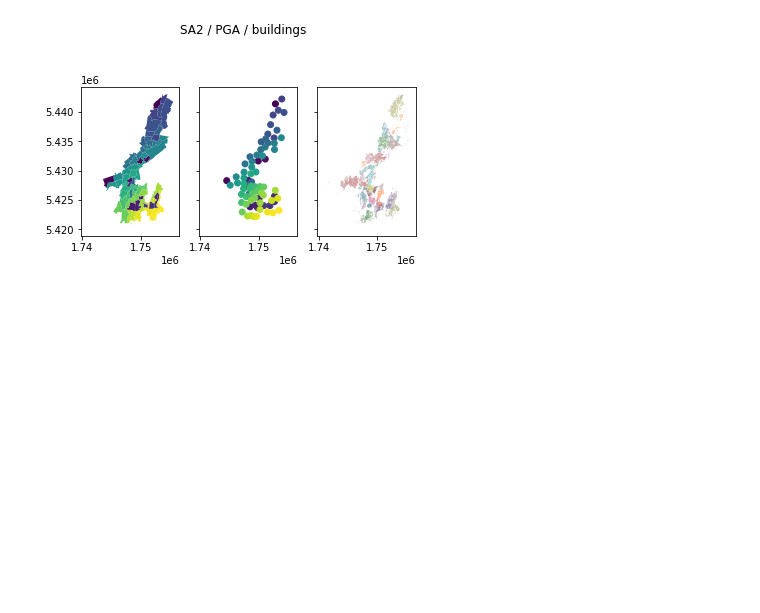
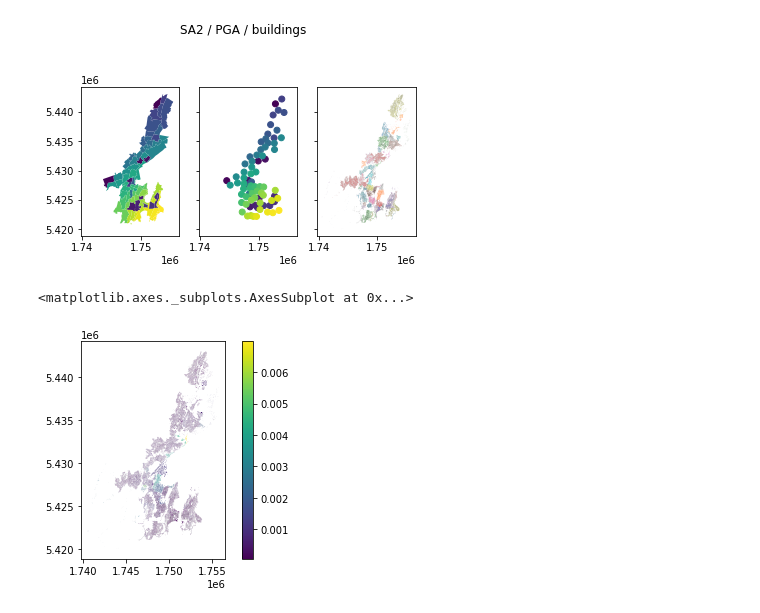
Before and after one commit to 37stu37/FFE, a Jupyter notebook: sampling_PGA.ipynb, the cells around one changed output. Drawn from its saved outputs; the diff is of its cells as text; code cells hidden in the pictures; blank space fills up the shorter version.

```diff
--- a/sampling_PGA.ipynb
+++ b/sampling_PGA.ipynb
@@ -101,0 +120,5 @@ def IgnitionProbability_SA2():
+# %%
+buildings.plot(column='IgnProb_bl', legend=True)
+# %% [output]
+<matplotlib.axes._subplots.AxesSubplot at 0x...>
+[figure, added]
```
Also changed, not shown: parts of 7 cells of this notebook.
